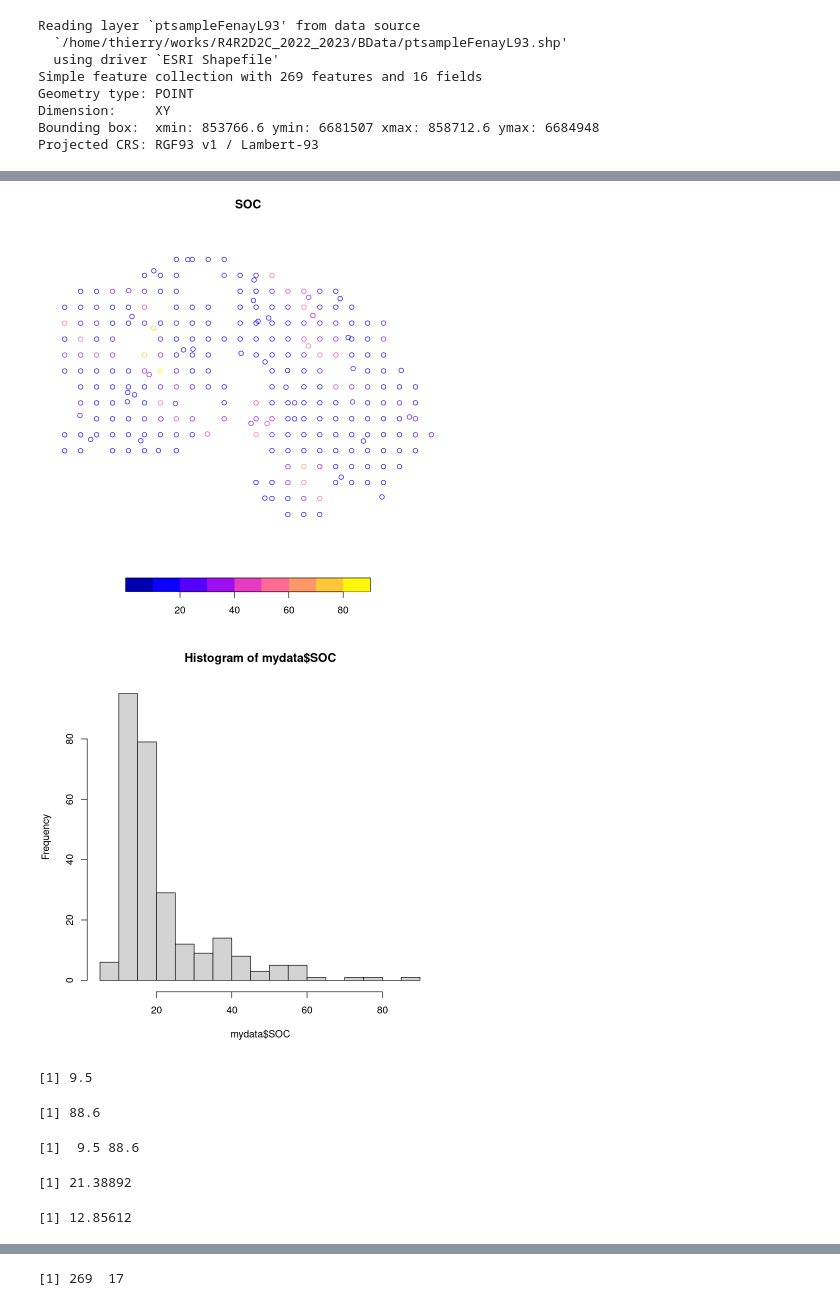
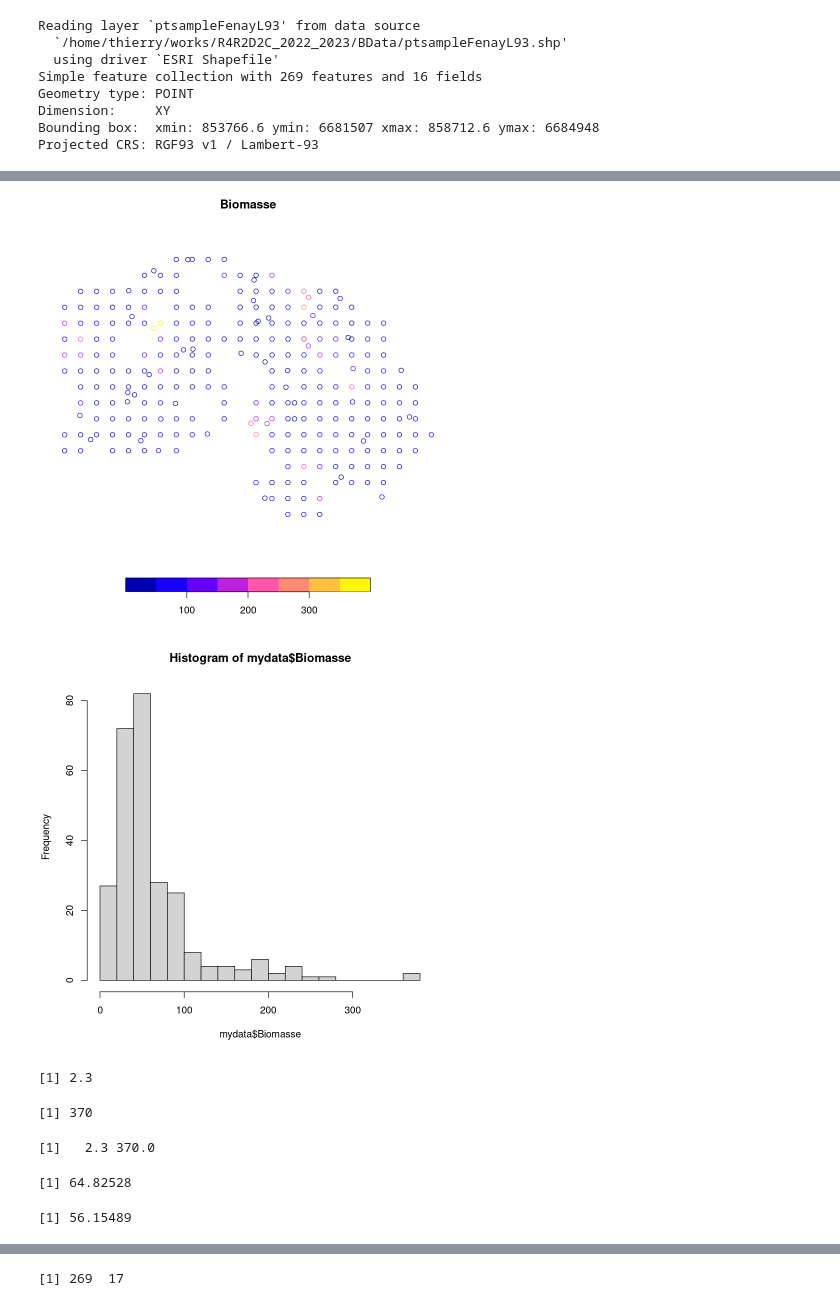
Before and after one commit to thierrycastel/tcnotebook, a Jupyter notebook: R2D2C/R4_R2D2C.ipynb, the cells around one changed output, grey strips where cells are left out. Cells and saved outputs as stored; diff of their text form; code cells hidden in the pictures.

```diff
--- a/R2D2C/R4_R2D2C.ipynb
+++ b/R2D2C/R4_R2D2C.ipynb
@@ -81,25 +82,25 @@ Classes ‘sf’ and 'data.frame':  269 obs. of  17 variables:
 ##
 ##################################################################
 
-## Graphe la variable SOC
-plot(mydata["SOC"])
+## Graphe la variable Biomasse
+plot(mydata["Biomasse"])
 # %% [output]
-[figure, old version]
+[figure, new version]
 # %%
-## gamme et distribution des valeurs pour la variable SOC
-hist(mydata$SOC,breaks=15)
+## gamme et distribution des valeurs pour la variable Biomasse
+hist(mydata$Biomasse,breaks=15)
 # %% [output]
-[figure, old version]
+[figure, new version]
 # %%
-min(mydata$SOC);max(mydata$SOC)
-range(mydata$SOC)
-mean(mydata$SOC);sd(mydata$SOC)
+min(mydata$Biomasse);max(mydata$Biomasse)
+range(mydata$Biomasse)
+mean(mydata$Biomasse);sd(mydata$Biomasse)
 # %% [output]
-[1] 9.5
+[1] 2.3
-[1] 88.6
+[1] 370
-[1]  9.5 88.6
+[1]   2.3 370.0
-[1] 21.38892
+[1] 64.82528
-[1] 12.85612
+[1] 56.15489
 # %%
 ##################################################################
 ##
```
Also changed, not shown: parts of 29 cells of this notebook.
